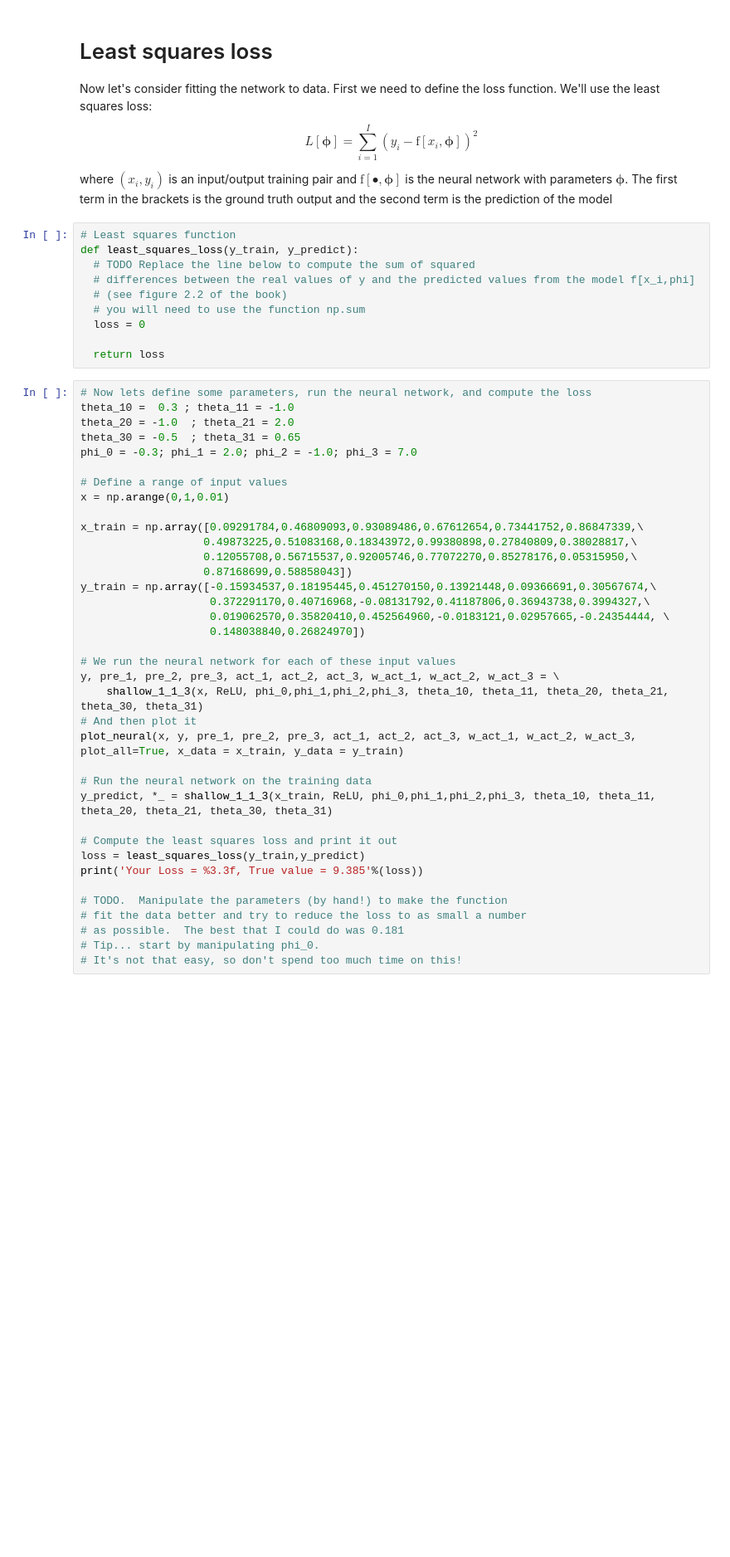
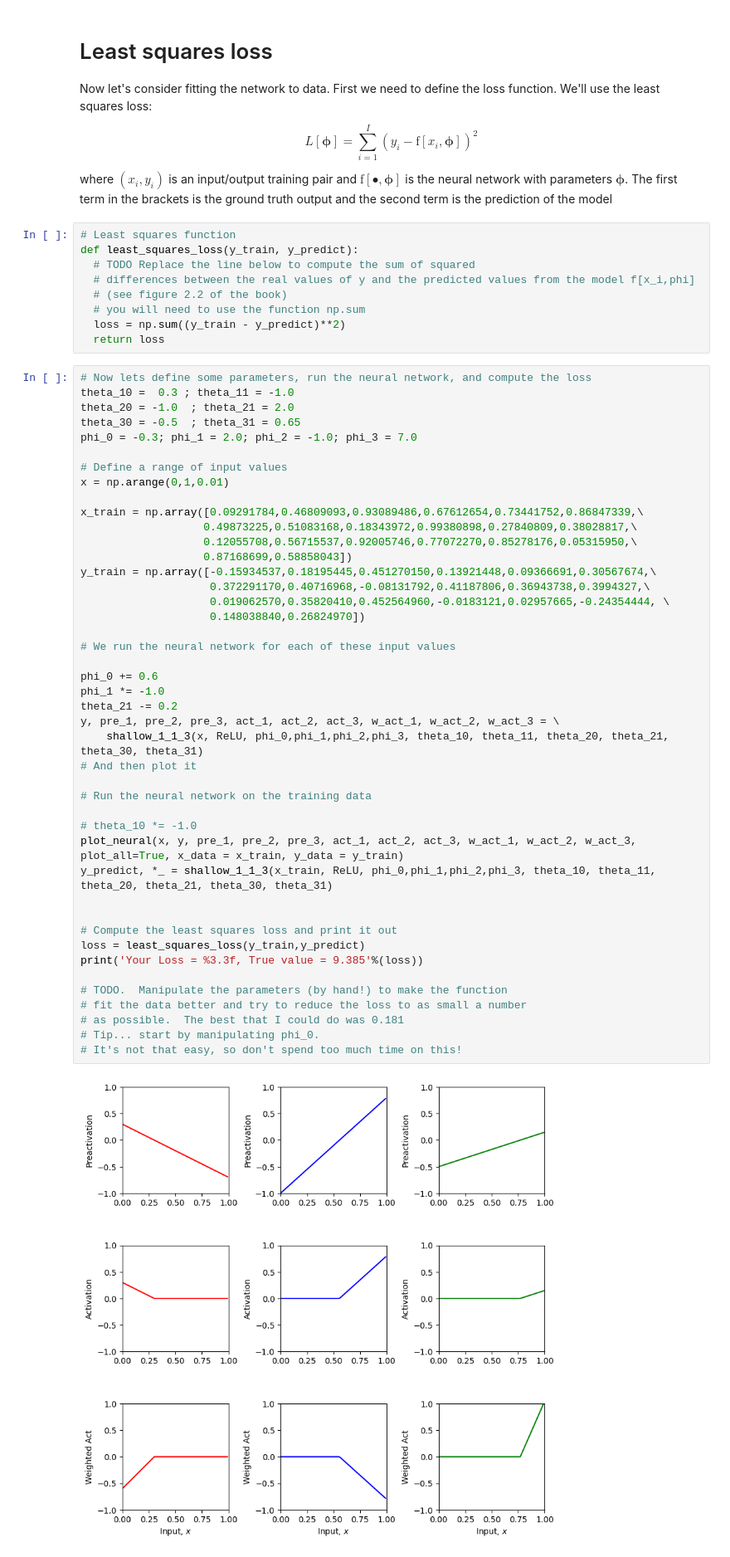
Before and after one commit to amalazimroshan/udlbook, a Jupyter notebook: Notebooks/Chap03/3_1_Shallow_Networks_I.ipynb, the cells around one changed output. Shown at 83% size. Saved outputs shown, nothing was run; the diff lists cells and outputs as text; blank space fills up the shorter version.

```diff
--- a/Notebooks/Chap03/3_1_Shallow_Networks_I.ipynb
+++ b/Notebooks/Chap03/3_1_Shallow_Networks_I.ipynb
@@ -179,8 +190,7 @@ def least_squares_loss(y_train, y_predict):
   # differences between the real values of y and the predicted values from the model f[x_i,phi]
   # (see figure 2.2 of the book)
   # you will need to use the function np.sum
-  loss = 0
-
+  loss = np.sum((y_train - y_predict)**2)
   return loss
 # %%
 # Now lets define some parameters, run the neural network, and compute the loss
@@ -191,31 +201,40 @@ phi_0 = -0.3; phi_1 = 2.0; phi_2 = -1.0; phi_3 = 7.0
 
 # Define a range of input values
 x = np.arange(0,1,0.01)
 
 x_train = np.array([0.09291784,0.46809093,0.93089486,0.67612654,0.73441752,0.86847339,\
                    0.49873225,0.51083168,0.18343972,0.99380898,0.27840809,0.38028817,\
                    0.12055708,0.56715537,0.92005746,0.77072270,0.85278176,0.05315950,\
                    0.87168699,0.58858043])
 y_train = np.array([-0.15934537,0.18195445,0.451270150,0.13921448,0.09366691,0.30567674,\
                     0.372291170,0.40716968,-0.08131792,0.41187806,0.36943738,0.3994327,\
                     0.019062570,0.35820410,0.452564960,-0.0183121,0.02957665,-0.24354444, \
                     0.148038840,0.26824970])
 
 # We run the neural network for each of these input values
+
+phi_0 += 0.6
+phi_1 *= -1.0
+theta_21 -= 0.2
 y, pre_1, pre_2, pre_3, act_1, act_2, act_3, w_act_1, w_act_2, w_act_3 = \
     shallow_1_1_3(x, ReLU, phi_0,phi_1,phi_2,phi_3, theta_10, theta_11, theta_20, theta_21, theta_30, theta_31)
 # And then plot it
-plot_neural(x, y, pre_1, pre_2, pre_3, act_1, act_2, act_3, w_act_1, w_act_2, w_act_3, plot_all=True, x_data = x_train, y_data = y_train)
 
 # Run the neural network on the training data
+
+# theta_10 *= -1.0
+plot_neural(x, y, pre_1, pre_2, pre_3, act_1, act_2, act_3, w_act_1, w_act_2, w_act_3, plot_all=True, x_data = x_train, y_data = y_train)
 y_predict, *_ = shallow_1_1_3(x_train, ReLU, phi_0,phi_1,phi_2,phi_3, theta_10, theta_11, theta_20, theta_21, theta_30, theta_31)
+
 
 # Compute the least squares loss and print it out
 loss = least_squares_loss(y_train,y_predict)
 print('Your Loss = %3.3f, True value = 9.385'%(loss))
 
 # TODO.  Manipulate the parameters (by hand!) to make the function
 # fit the data better and try to reduce the loss to as small a number
 # as possible.  The best that I could do was 0.181
 # Tip... start by manipulating phi_0.
 # It's not that easy, so don't spend too much time on this!
+# %% [output]
+[figure, added]
```
Also changed, not shown: parts of 6 cells of this notebook.
